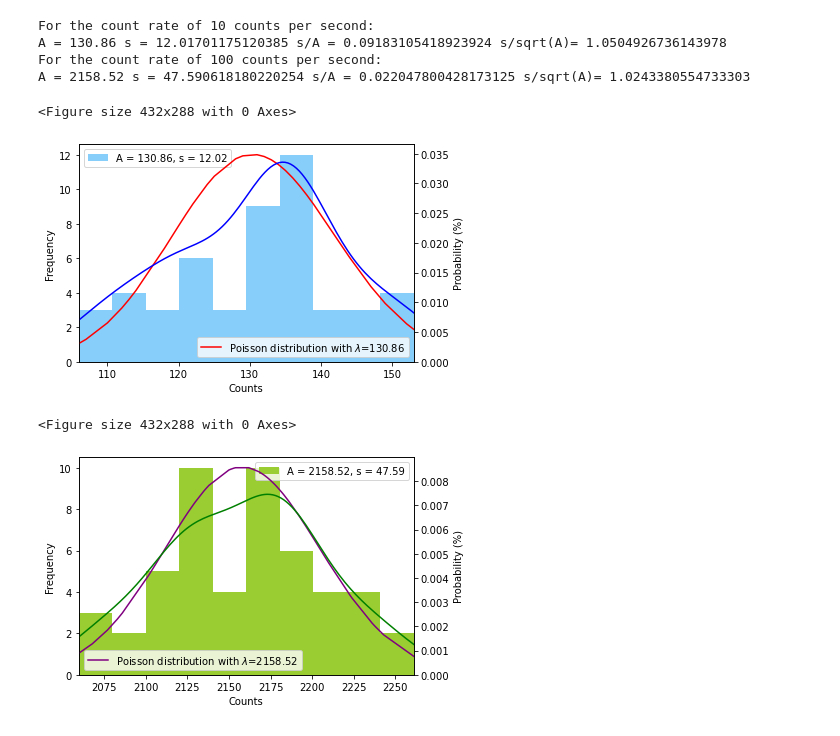
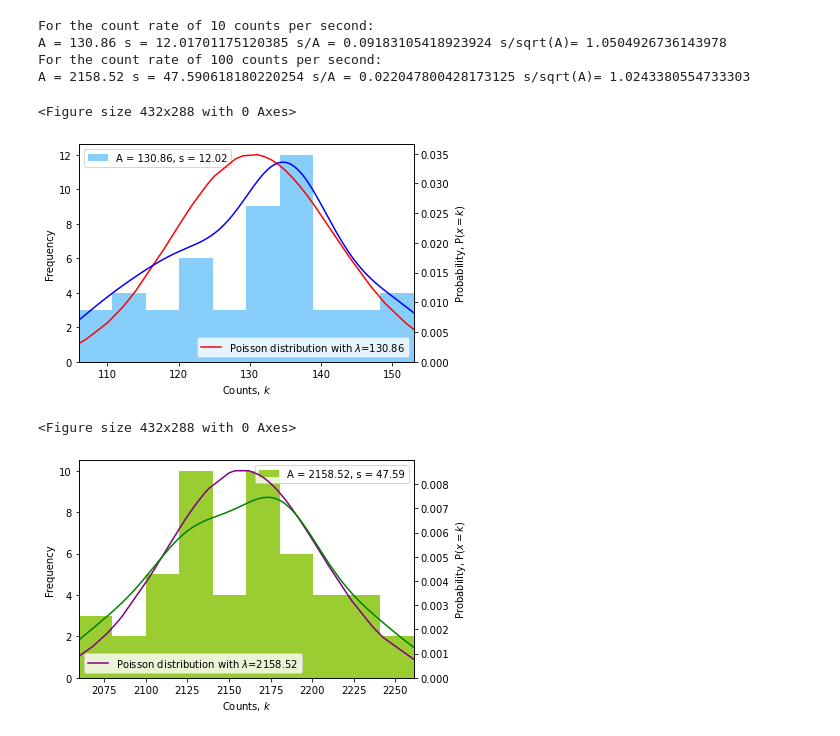
Before and after one commit to mithebell/UNSW-Physics, a Jupyter notebook: Statistics of Radioactive Decay.ipynb, the cells around one changed output. Cells and saved outputs as stored; diff of their text form; code cells hidden in the pictures.

```diff
--- a/Statistics of Radioactive Decay.ipynb
+++ b/Statistics of Radioactive Decay.ipynb
@@ -51,36 +51,36 @@ y_100 = poisson.pmf(x_100, mu=A_100) # Probability mass function values using x_
 # plot the data
 
 f1 = plt.figure() # plot 1
 fig, ax1 = plt.subplots()
 ax2 = ax1.twinx()
 ax1.hist(counts_10, label = 'A = 130.86, s = 12.02', color='lightskyblue') # histogram of data
 ax2.plot(x_10, y_10, label='Poisson distribution with $\lambda$=130.86', color='r') # theoretical poisson distribution
 sns.kdeplot(counts_10, color='b') # fitted curve of the data
 plt.xlim(min(counts_10), max(counts_10)) # set axis
 
 # axis labels and position
-ax1.set_xlabel("Counts")
+ax1.set_xlabel("Counts, $k$")
 ax1.set_ylabel("Frequency")
-ax2.set_ylabel("Probability (%)")
+ax2.set_ylabel("Probability, P($x=k$)")
 ax1.legend(loc='best')
 ax2.legend(loc='best')
 
 f2 = plt.figure() # plot 2
 fig, ax3 = plt.subplots()
 ax4 = ax3.twinx()
 ax3.hist(counts_100, label = 'A = 2158.52, s = 47.59', color='yellowgreen')
 ax4.plot(x_100, y_100, label='Poisson distribution with $\lambda$=2158.52', color='purple')
 sns.kdeplot(counts_100, color='g')
 plt.xlim(min(counts_100), max(counts_100))
 
-ax3.set_xlabel("Counts")
+ax3.set_xlabel("Counts, $k$")
 ax3.set_ylabel("Frequency")
-ax4.set_ylabel("Probability (%)")
+ax4.set_ylabel("Probability, P($x=k$)")
 ax3.legend(loc='best')
 ax4.legend(loc='best')
 plt.show()
 # %% [output]
 <Figure size 432x288 with 0 Axes>
-[figure, old version]
+[figure, new version]
 <Figure size 432x288 with 0 Axes>
-[figure, old version]
+[figure, new version]
```
Also changed, not shown: parts of 1 cell of this notebook.
